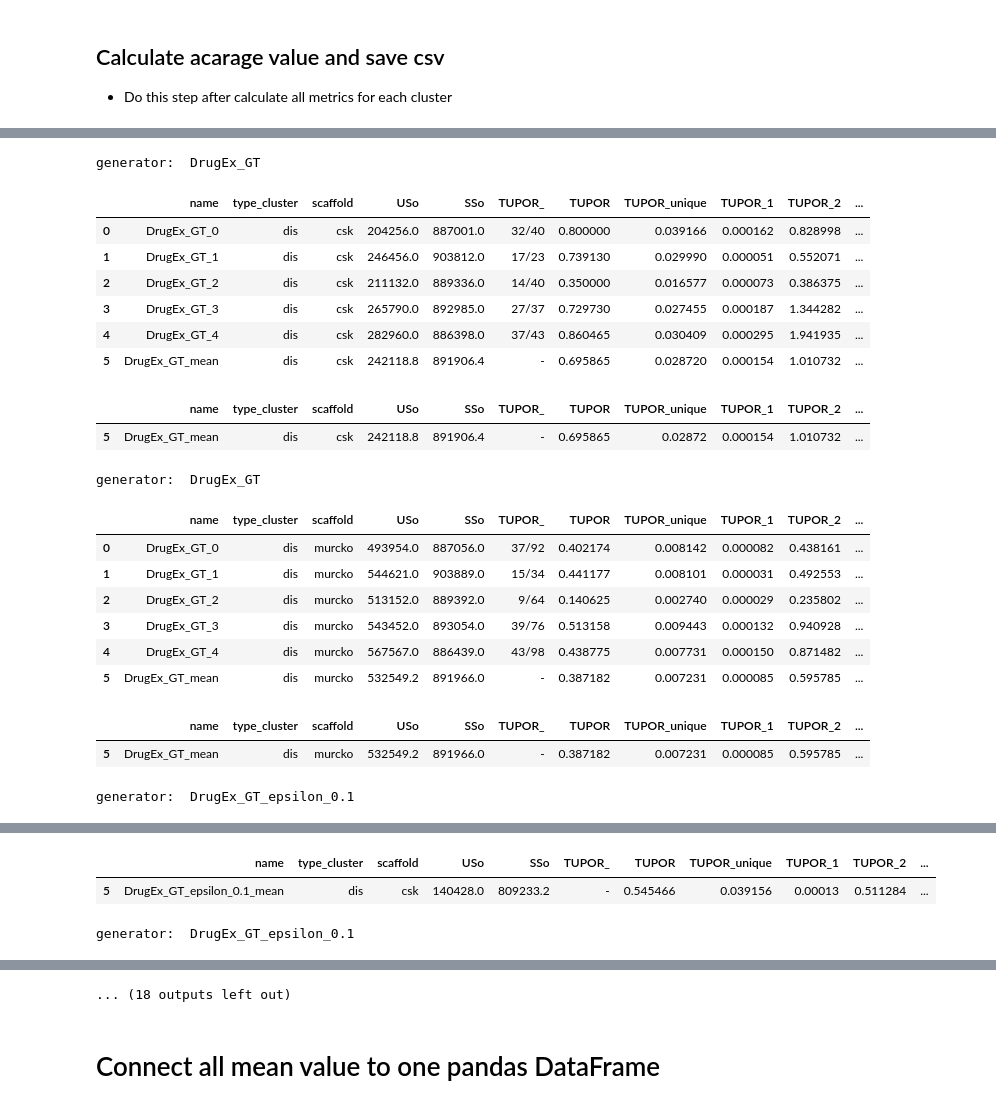
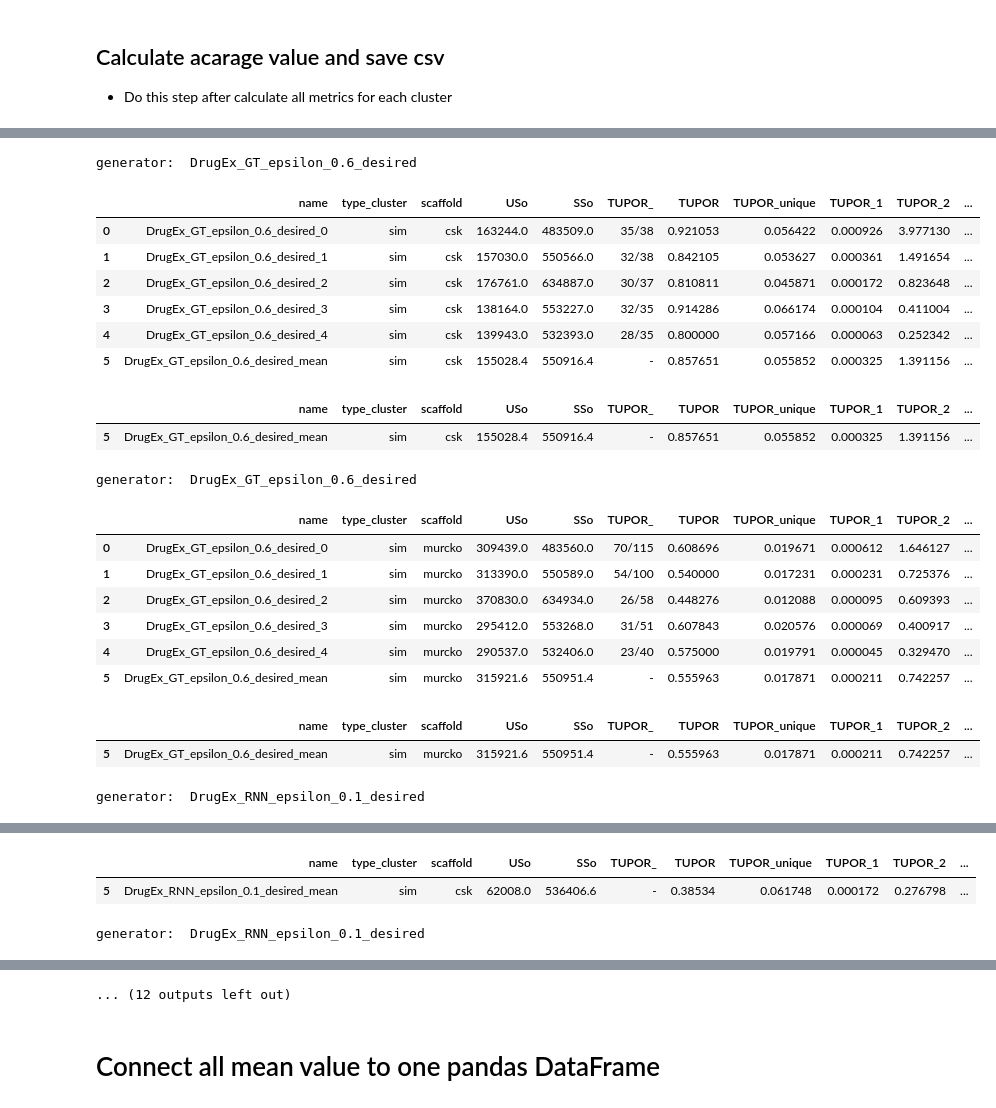
Before and after one commit to filvaleriia/scaffold-based-metrics, a Jupyter notebook: calculate_the_metrics.ipynb, the cells around one changed output, grey strips where cells are left out. Drawn from its saved outputs; the diff is of its cells as text; code cells hidden in the pictures.

```diff
--- a/calculate_the_metrics.ipynb
+++ b/calculate_the_metrics.ipynb
@@ -38,2 +38,7 @@ generator = 'DrugEx_GT' #options: 'Molpher'|'DrugEx'|'REINVENT'|'addcarbon'
 receptor = 'Glucocorticoid_receptor' #options: 'Glucocorticoid_receptor'|'Leukocyte_elastase'
 save_options = True
+# %%
+for number in numbers:
+    calculate_metrics(f"data/output_sets/{receptor}/cOS_{generator}_{type_cluster}_{number}_one_column.csv", \
+                                                                f"data/input_recall_sets/{receptor}/cRS_{receptor}_{type_cluster}_{number}.csv",\
+                                   number, scaffold_type, type_cluster,generator,receptor,save_options)
@@ -138,10 +195,10 @@ data/output_sets/Glucocorticoid_receptor/cOS_DrugEx_GT_sim_2_one_column.csv
 # %%
 receptor = 'Glucocorticoid_receptor' #options: 'Glucocorticoid_receptor'|'Leukocyte_elastase'
 save_options = True
-for generator in [  'DrugEx_GT_epsilon_0.1_desired']:  #DrugEx_GT_1, DrugEx_RNN, REINVENT, GB_GA  ,'DrugEx_RNN','DrugEx_GT','DrugEx_GT_1','REINVENT','GB_GA', 'addcarbon'
+for generator in ['DrugEx_GT_epsilon_0.6_desired', 'DrugEx_RNN_epsilon_0.1_desired', 'DrugEx_RNN_epsilon_0.6_desired', 'DrugEx_RNN']:  #DrugEx_GT_1, DrugEx_RNN, REINVENT, GB_GA  ,'DrugEx_RNN','DrugEx_GT','DrugEx_GT_1','REINVENT','GB_GA', 'addcarbon'
     for scaffold_type in ['csk']:
         for type_cluster in ['sim']:
-            for number in [2,3,4]:
+            for number in [0,1,2,3,4]:
                 before = time.perf_counter()
                 a0 = calculate_metrics(f"data/output_sets/{receptor}/cOS_{generator}_{type_cluster}_{number}_one_column.csv", \
                                                                 f"data/input_recall_sets/{receptor}/cRS_{receptor}_{type_cluster}_{number}.csv",\
@@ -229,7 +322,7 @@ def avarage_value(numbers, type_cluster, scaffold_type, generator, receptor):
 
     a = df.mean(numeric_only=True)
     df.loc[len(df)] = [f"{generator}_mean", type_cluster, scaffold_type, a['USo'], a['SSo'], '-',\
-                       a['TUPOR'],a['TUPOR_unique'],a['TUPOR_1'],a['TUPOR_2'], a['SESY'], a['ASER'], a['CwASo']]
+                       a['TUPOR'],a['TUPOR_unique'],a['TUPOR_1'],a['TUPOR_2'], a['SESY'], a['ASER'], a['CwASo'], a['metric_1'], a['metric_2']]
     df = df.round(7)
     dff = df.copy()
     dff['SSo'] = dff['SSo'].apply(lambda x : "{:,}".format(x))
@@ -250,10 +343,10 @@ def avarage_value(numbers, type_cluster, scaffold_type, generator, receptor):
 
     return mean
 # %%
-type_cluster = 'sim' #options: 'dis'|'sim'
+type_cluster = 'dis' #options: 'dis'|'sim'
 number = [0,1,2,3,4] #options: 1-5
 scaffold_type = 'csk' #options: 'csk'|'murcko'
-generator = 'DrugEx_GT_epsilon_0.1_desired' #options: 'Molpher'|'DrugEx'
+generator = 'Molpher' #options: 'Molpher'|'DrugEx'
 receptor = 'Glucocorticoid_receptor' #options: 'Glucocorticoid_receptor'|'Leukocyte_elastase'``
 # %%
 df = avarage_value(number, type_cluster, scaffold_type, generator, receptor)
@@ -263,32 +364,32 @@ FileNotFoundError: [Errno 2] No such file or directory: 'data/results/Glucocorti
 # %%
 #'Molpher','REINVENT','GB_GA', 'addcarbon' ,'DrugEx_GT','DrugEx_GT_epsilon_0.1','DrugEx_GT_epsilon_0.6',
 # %%
-for generator in [ 'DrugEx_GT', 'DrugEx_GT_epsilon_0.1','DrugEx_RNN_epsilon_0.6',  'DrugEx_GT_epsilon_0.1_desired','DrugEx_GT_epsilon_0.6_desired']:
+for generator in [ 'DrugEx_GT_epsilon_0.6_desired', 'DrugEx_RNN_epsilon_0.1_desired', 'DrugEx_RNN_epsilon_0.6_desired', 'DrugEx_RNN']:
     for scaffold_type in ['csk', 'murcko']:
-        for type_cluster in ['dis']:
+        for type_cluster in ['sim']:
             number = [0,1,2,3,4]
             receptor = 'Glucocorticoid_receptor'
             avarage_value(number, type_cluster, scaffold_type, generator, receptor)
 # %% [output]
-generator:  DrugEx_GT
+generator:  DrugEx_GT_epsilon_0.6_desired
 |  | name | type_cluster | scaffold | USo | SSo | TUPOR_ | TUPOR | TUPOR_unique | TUPOR_1 | TUPOR_2 | ... |
-| 0 | DrugEx_GT_0 | dis | csk | 204256.0 | 887001.0 | 32/40 | 0.800000 | 0.039166 | 0.000162 | 0.828998 | ... |
-| 1 | DrugEx_GT_1 | dis | csk | 246456.0 | 903812.0 | 17/23 | 0.739130 | 0.029990 | 0.000051 | 0.552071 | ... |
-| 2 | DrugEx_GT_2 | dis | csk | 211132.0 | 889336.0 | 14/40 | 0.350000 | 0.016577 | 0.000073 | 0.386375 | ... |
-| 3 | DrugEx_GT_3 | dis | csk | 265790.0 | 892985.0 | 27/37 | 0.729730 | 0.027455 | 0.000187 | 1.344282 | ... |
-| 4 | DrugEx_GT_4 | dis | csk | 282960.0 | 886398.0 | 37/43 | 0.860465 | 0.030409 | 0.000295 | 1.941935 | ... |
-| 5 | DrugEx_GT_mean | dis | csk | 242118.8 | 891906.4 | - | 0.695865 | 0.028720 | 0.000154 | 1.010732 | ... |
+| 0 | DrugEx_GT_epsilon_0.6_desired_0 | sim | csk | 163244.0 | 483509.0 | 35/38 | 0.921053 | 0.056422 | 0.000926 | 3.977130 | ... |
+| 1 | DrugEx_GT_epsilon_0.6_desired_1 | sim | csk | 157030.0 | 550566.0 | 32/38 | 0.842105 | 0.053627 | 0.000361 | 1.491654 | ... |
+| 2 | DrugEx_GT_epsilon_0.6_desired_2 | sim | csk | 176761.0 | 634887.0 | 30/37 | 0.810811 | 0.045871 | 0.000172 | 0.823648 | ... |
+| 3 | DrugEx_GT_epsilon_0.6_desired_3 | sim | csk | 138164.0 | 553227.0 | 32/35 | 0.914286 | 0.066174 | 0.000104 | 0.411004 | ... |
+| 4 | DrugEx_GT_epsilon_0.6_desired_4 | sim | csk | 139943.0 | 532393.0 | 28/35 | 0.800000 | 0.057166 | 0.000063 | 0.252342 | ... |
+| 5 | DrugEx_GT_epsilon_0.6_desired_mean | sim | csk | 155028.4 | 550916.4 | - | 0.857651 | 0.055852 | 0.000325 | 1.391156 | ... |
 |  | name | type_cluster | scaffold | USo | SSo | TUPOR_ | TUPOR | TUPOR_unique | TUPOR_1 | TUPOR_2 | ... |
-| 5 | DrugEx_GT_mean | dis | csk | 242118.8 | 891906.4 | - | 0.695865 | 0.02872 | 0.000154 | 1.010732 | ... |
+| 5 | DrugEx_GT_epsilon_0.6_desired_mean | sim | csk | 155028.4 | 550916.4 | - | 0.857651 | 0.055852 | 0.000325 | 1.391156 | ... |
-generator:  DrugEx_GT
+generator:  DrugEx_GT_epsilon_0.6_desired
 |  | name | type_cluster | scaffold | USo | SSo | TUPOR_ | TUPOR | TUPOR_unique | TUPOR_1 | TUPOR_2 | ... |
-| 0 | DrugEx_GT_0 | dis | murcko | 493954.0 | 887056.0 | 37/92 | 0.402174 | 0.008142 | 0.000082 | 0.438161 | ... |
-| 1 | DrugEx_GT_1 | dis | murcko | 544621.0 | 903889.0 | 15/34 | 0.441177 | 0.008101 | 0.000031 | 0.492553 | ... |
-| 2 | DrugEx_GT_2 | dis | murcko | 513152.0 | 889392.0 | 9/64 | 0.140625 | 0.002740 | 0.000029 | 0.235802 | ... |
-| 3 | DrugEx_GT_3 | dis | murcko | 543452.0 | 893054.0 | 39/76 | 0.513158 | 0.009443 | 0.000132 | 0.940928 | ... |
-| 4 | DrugEx_GT_4 | dis | murcko | 567567.0 | 886439.0 | 43/98 | 0.438775 | 0.007731 | 0.000150 | 0.871482 | ... |
-| 5 | DrugEx_GT_mean | dis | murcko | 532549.2 | 891966.0 | - | 0.387182 | 0.007231 | 0.000085 | 0.595785 | ... |
+| 0 | DrugEx_GT_epsilon_0.6_desired_0 | sim | murcko | 309439.0 | 483560.0 | 70/115 | 0.608696 | 0.019671 | 0.000612 | 1.646127 | ... |
+| 1 | DrugEx_GT_epsilon_0.6_desired_1 | sim | murcko | 313390.0 | 550589.0 | 54/100 | 0.540000 | 0.017231 | 0.000231 | 0.725376 | ... |
+| 2 | DrugEx_GT_epsilon_0.6_desired_2 | sim | murcko | 370830.0 | 634934.0 | 26/58 | 0.448276 | 0.012088 | 0.000095 | 0.609393 | ... |
+| 3 | DrugEx_GT_epsilon_0.6_desired_3 | sim | murcko | 295412.0 | 553268.0 | 31/51 | 0.607843 | 0.020576 | 0.000069 | 0.400917 | ... |
+| 4 | DrugEx_GT_epsilon_0.6_desired_4 | sim | murcko | 290537.0 | 532406.0 | 23/40 | 0.575000 | 0.019791 | 0.000045 | 0.329470 | ... |
+| 5 | DrugEx_GT_epsilon_0.6_desired_mean | sim | murcko | 315921.6 | 550951.4 | - | 0.555963 | 0.017871 | 0.000211 | 0.742257 | ... |
 |  | name | type_cluster | scaffold | USo | SSo | TUPOR_ | TUPOR | TUPOR_unique | TUPOR_1 | TUPOR_2 | ... |
-| 5 | DrugEx_GT_mean | dis | murcko | 532549.2 | 891966.0 | - | 0.387182 | 0.007231 | 0.000085 | 0.595785 | ... |
+| 5 | DrugEx_GT_epsilon_0.6_desired_mean | sim | murcko | 315921.6 | 550951.4 | - | 0.555963 | 0.017871 | 0.000211 | 0.742257 | ... |
-generator:  DrugEx_GT_epsilon_0.1
+generator:  DrugEx_RNN_epsilon_0.1_desired
 |  | name | type_cluster | scaffold | USo | SSo | TUPOR_ | TUPOR | TUPOR_unique | TUPOR_1 | TUPOR_2 | ... |
@@ -301,4 +402,4 @@ generator:  DrugEx_GT_epsilon_0.1
 |  | name | type_cluster | scaffold | USo | SSo | TUPOR_ | TUPOR | TUPOR_unique | TUPOR_1 | TUPOR_2 | ... |
-| 5 | DrugEx_GT_epsilon_0.1_mean | dis | csk | 140428.0 | 809233.2 | - | 0.545466 | 0.039156 | 0.00013 | 0.511284 | ... |
+| 5 | DrugEx_RNN_epsilon_0.1_desired_mean | sim | csk | 62008.0 | 536406.6 | - | 0.38534 | 0.061748 | 0.000172 | 0.276798 | ... |
-generator:  DrugEx_GT_epsilon_0.1
+generator:  DrugEx_RNN_epsilon_0.1_desired
 |  | name | type_cluster | scaffold | USo | SSo | TUPOR_ | TUPOR | TUPOR_unique | TUPOR_1 | TUPOR_2 | ... |
@@ -313,4 +414,4 @@ generator:  DrugEx_GT_epsilon_0.1
-... (18 outputs left out)
+... (12 outputs left out)
 # %%
 
 df.to_csv(f"data/results/{receptor}/{scaffold_type}_scaffolds/{type_cluster}/{generator}_mean_{scaffold_type}_{type_cluster}.csv", index=False)
```
Also changed, not shown: parts of 6 cells of this notebook, 4 other files.
